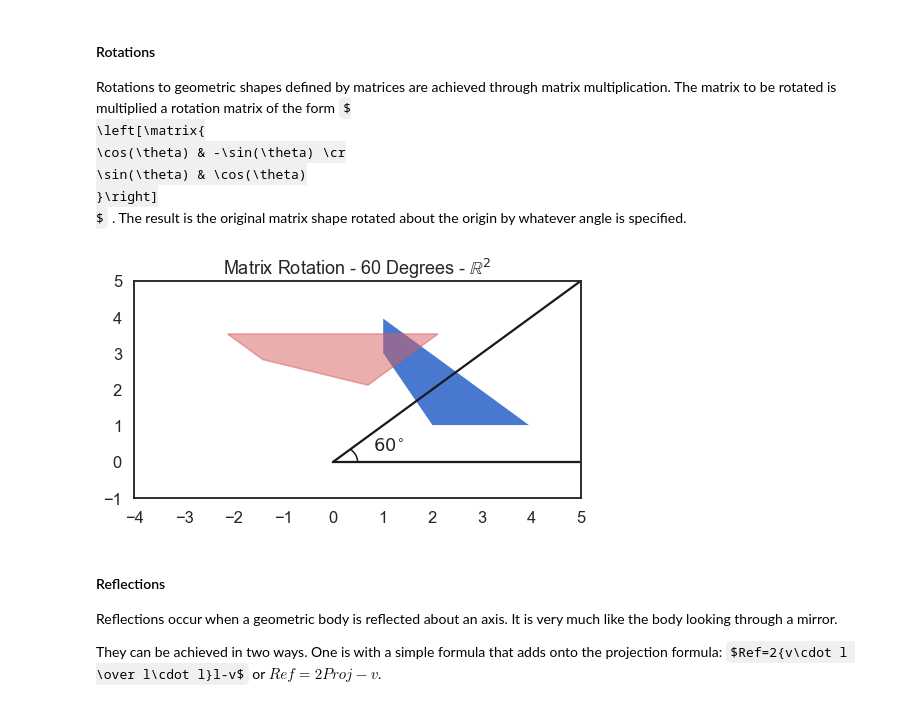
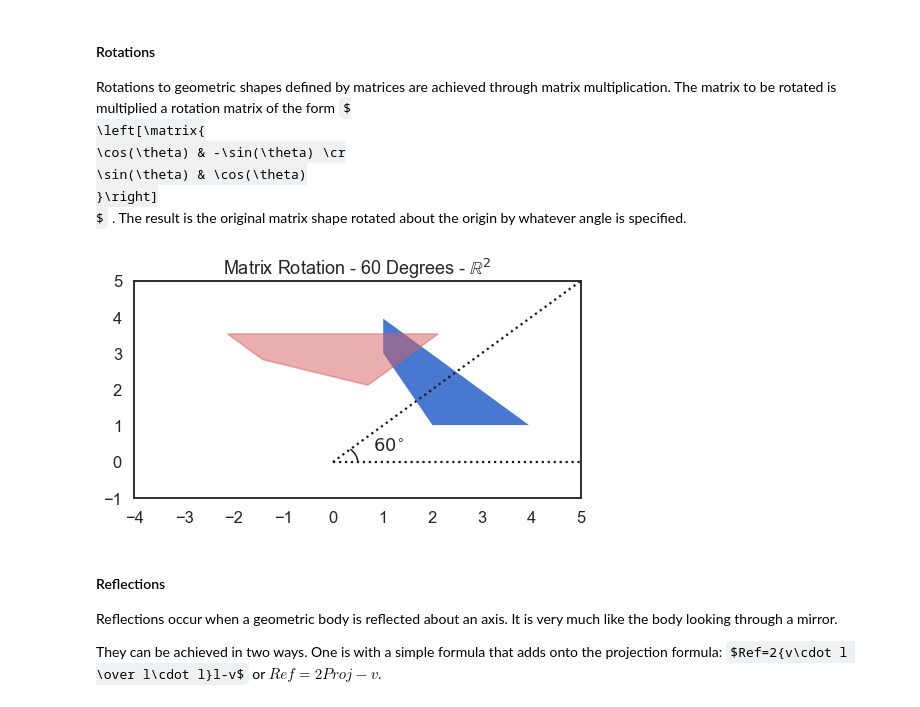
Before and after one commit to DataScienceFoundations/TadMaths, a Jupyter notebook: matrices.ipynb, the cells around one changed output. Saved outputs shown, nothing was run; the diff lists cells and outputs as text; code cells hidden in the pictures; some formulas as TeX source.

```diff
--- a/matrices.ipynb
+++ b/matrices.ipynb
@@ -608,25 +609,25 @@ $
 # %%
 angle = np.pi / 4
 XY_60 = np.array([[np.cos(angle),np.sin(angle)]])
-ROT_M = np.array([
+Rot = np.array([
     [np.cos(angle), -np.sin(angle)],
     [np.sin(angle), np.cos(angle)],
 ])
 line = (10*XY_60)[0]
 
 figure = plt.figure(figsize=(8,4))
-plt.plot([0]*10, color='k')
-plt.plot((0, line[0]), (0, line[1]), color='k')
+plt.plot([0]*10, 'k:')
+plt.plot((0, line[0]), (0, line[1]), 'k:')
 plt.gca().add_artist(patches.Arc((0,0), 1, 1, theta2=45, color='k'))
 plt.text(0.8, 0.3, '$60^{\circ}$')
 plt.gca().add_artist(patches.Polygon(A.T))
-plt.gca().add_artist(patches.Polygon((ROT_M @ A).T,
-                                     color='r', alpha=0.5))
+plt.gca().add_artist(patches.Polygon((Rot @ A).T, color='r',
+                                     alpha=0.5))
 plt.title('Matrix Rotation - 60 Degrees - $\\mathbb{R}^2$')
 plt.axis([-4, 5, -1, 5])
 plt.show()
 # %% [output]
-[figure, old version]
+[figure, new version]
 # %% [markdown]
 #### Reflections
 Reflections occur when a geometric body is reflected about an axis. It is very much like the body looking through a mirror.
```
Also changed, not shown: parts of 17 cells of this notebook, 1 other file.
